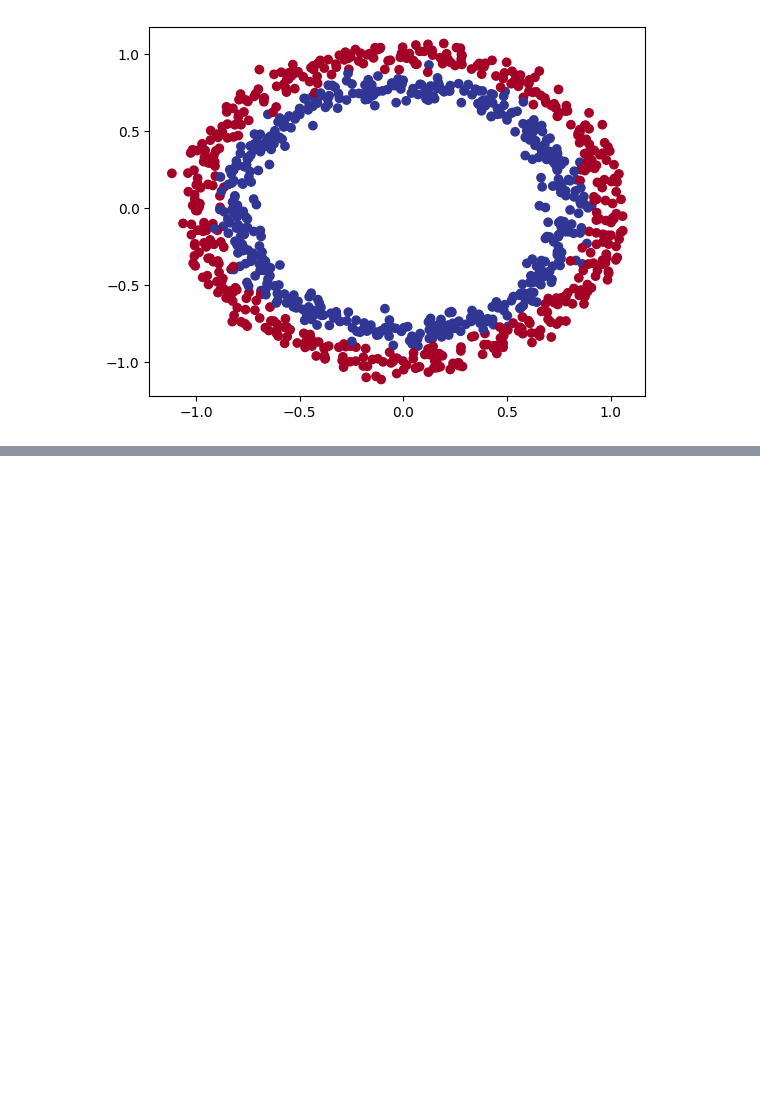
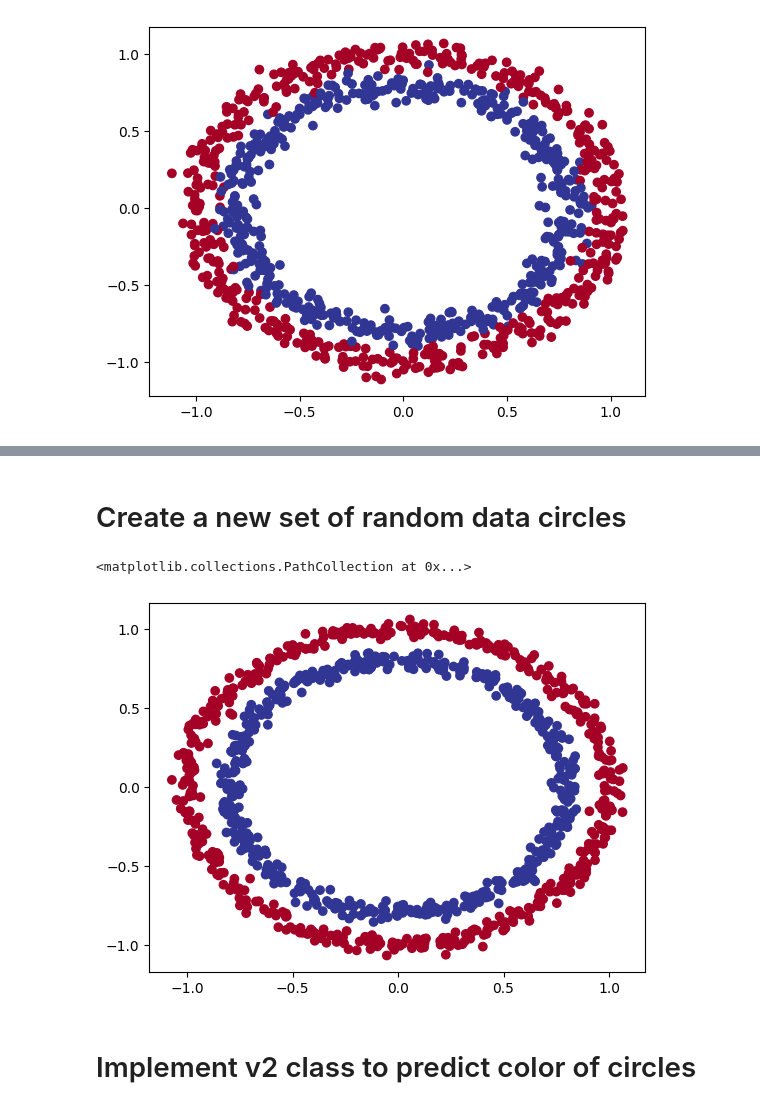
Before and after one commit to AnnaBozhenko/ML_course, a Jupyter notebook: 02_pyTorch_classification.ipynb, the cells around one changed output, grey strips where cells are left out. Cells and saved outputs as stored; diff of their text form; code cells hidden in the pictures; blank space fills up the shorter version.

```diff
--- a/02_pyTorch_classification.ipynb
+++ b/02_pyTorch_classification.ipynb
@@ -35,0 +334,2 @@ torch.Size([200])
+# %% [markdown]
+# Create a new set of random data circles
@@ -35,0 +338,10 @@ torch.Size([200])
+# %%
+samples_n = 1000
+X, y = make_circles(n_samples=samples_n,
+                 noise=0.03,
+                 random_state=34)
+# %%
+plt.scatter(X[:, 0], X[:, 1], c=y, cmap=plt.cm.RdYlBu)
+# %% [output]
+<matplotlib.collections.PathCollection at 0x...>
+[figure, added]
@@ -35,0 +358,2 @@ torch.Size([200])
+# %% [markdown]
+# Implement v2 class to predict color of circles
```
Also changed, not shown: parts of 54 cells of this notebook.
